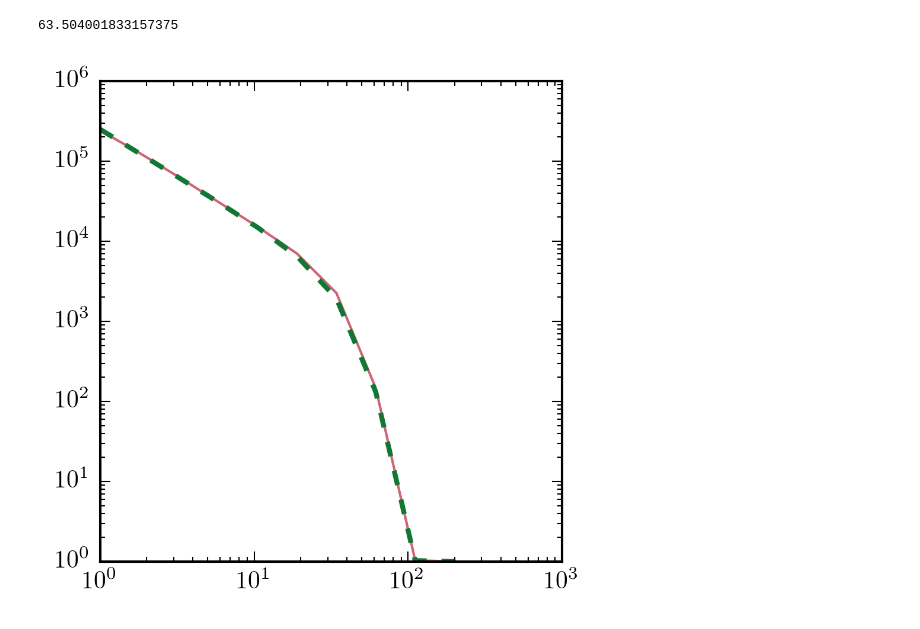
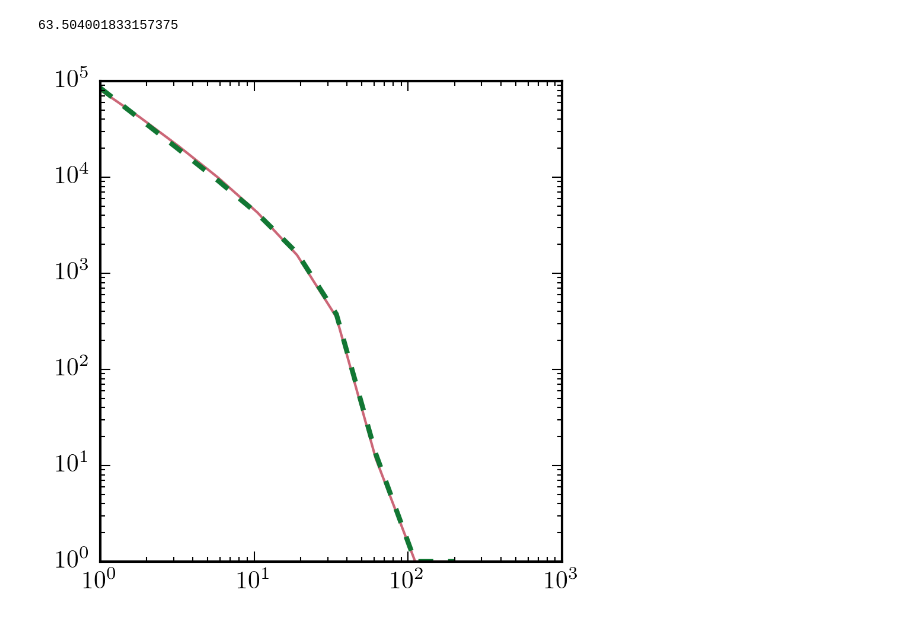
Before and after one commit to lue/dmb, a Jupyter notebook: integrate_mf.ipynb, the cells around one changed output. Saved outputs shown, nothing was run; the diff lists cells and outputs as text; code cells hidden in the pictures.

```diff
--- a/integrate_mf.ipynb
+++ b/integrate_mf.ipynb
@@ -125,33 +125,56 @@ GlobalBoosting(50.0, params)
 # %%
 z_list = np.logspace(0, np.log10(200), 10)
 B_list = np.zeros(len(z_list))
-params = {'logMcrit': -9, 'Ishiyama': True, 'c_scatter': 0.15, 'cosmo': cosmo, 'subhalos': True}
+params = {'logMcrit': -9, 'Ishiyama': False, 'c_scatter': 0.15, 'cosmo': cosmo, 'subhalos': True}
 
 for i in range(len(z_list)):
     print i,
     B_list[i] = GlobalBoosting(z_list[i], params)
 # %%
 def CLfit(z, params):
-    if params == {'logMcrit': -12, 'Ishiyama': True, 'c_scatter': 0.2, 'cosmo': cosmo, 'subhalos': False}:
-        return 1.0+6.3e5*z**-1.20*np.exp(-(z/45)**2.3)
+    # Optimistic
     if params == {'logMcrit': -12, 'Ishiyama': True, 'c_scatter': 0.2, 'cosmo': cosmo, 'subhalos': True}:
         return 1.0+1.4e6*z**-1.3*np.exp(-(z/45)**2.3)
+    # Pessimistic
+    # !!!!!!!!!!!!!
 
-    if params == {'logMcrit': -9, 'Ishiyama': True, 'c_scatter': 0.2, 'cosmo': cosmo, 'subhalos': False}:
-        return 1.0+3.2e5*z**-1.18*np.exp(-(z/40)**2.3)
-    if params == {'logMcrit': -9, 'Ishiyama': True, 'c_scatter': 0.15, 'cosmo': cosmo, 'subhalos': False}:
-        return 1.0+2.5e5*z**-1.18*np.exp(-(z/40)**2.3)
+    # Realistic
     if params == {'logMcrit': -9, 'Ishiyama': True, 'c_scatter': 0.15, 'cosmo': cosmo, 'subhalos': True}:
         return 1.0+5.0e5*z**-1.25*np.exp(-(z/40)**2.3)
 
+    # Change c_scatter
+    if params == {'logMcrit': -9, 'Ishiyama': True, 'c_scatter': 0.2, 'cosmo': cosmo, 'subhalos': False}:
+        return 1.0+3.2e5*z**-1.18*np.exp(-(z/40)**2.3)
+    if params == {'logMcrit': -9, 'Ishiyama': True, 'c_scatter': 0.10, 'cosmo': cosmo, 'subhalos': True}:
+        return 1.0+4.0e5*z**-1.25*np.exp(-(z/40)**2.3)
+
+    # Change Mcrit
+    if params == {'logMcrit': -6, 'Ishiyama': True, 'c_scatter': 0.15, 'cosmo': cosmo, 'subhalos': True}:
+        return 1.0+8.5e4*z**-1.25*np.exp(-(z/34)**2.2)
+    if params == {'logMcrit': -12, 'Ishiyama': True, 'c_scatter': 0.15, 'cosmo': cosmo, 'subhalos': True}:
+        return 1.0+1.0e6*z**-1.25*np.exp(-(z/40)**2.05)
+
+    # Change subahalo
+    if params == {'logMcrit': -9, 'Ishiyama': True, 'c_scatter': 0.15, 'cosmo': cosmo, 'subhalos': False}:
+        return 1.0+2.5e5*z**-1.18*np.exp(-(z/40)**2.3)
+
+    # Change Ishiyama
+
+
+    # Other
     if params == {'logMcrit': -6, 'Ishiyama': True, 'c_scatter': 0.15, 'cosmo': cosmo, 'subhalos': False}:
         return 1.0+5.0e4*z**-1.14*np.exp(-(z/34)**2.2)
     if params == {'logMcrit': -6, 'Ishiyama': True, 'c_scatter': 0, 'cosmo': cosmo, 'subhalos': False}:
         return 1.0+3.5e4*z**-1.06*np.exp(-(z/32)**2.0)
+    if params == {'logMcrit': -9, 'Ishiyama': True, 'c_scatter': 0.2, 'cosmo': cosmo, 'subhalos': True}:
+        return 1.0+6.5e5*z**-1.35*np.exp(-(z/40)**2.3)
+    if params == {'logMcrit': -12, 'Ishiyama': True, 'c_scatter': 0.2, 'cosmo': cosmo, 'subhalos': False}:
+        return 1.0+6.3e5*z**-1.20*np.exp(-(z/45)**2.3)
+
 
 plt.plot(z_list, B_list+1, '-', lw=1)
 plt.plot(z_list, CLfit(z_list, params), '--')
 plt.xscale('log')
 plt.yscale('log')
 # %% [output]
-[figure, old version]
+[figure, new version]
```
Also changed, not shown: parts of 2 cells of this notebook, 2 other files.
